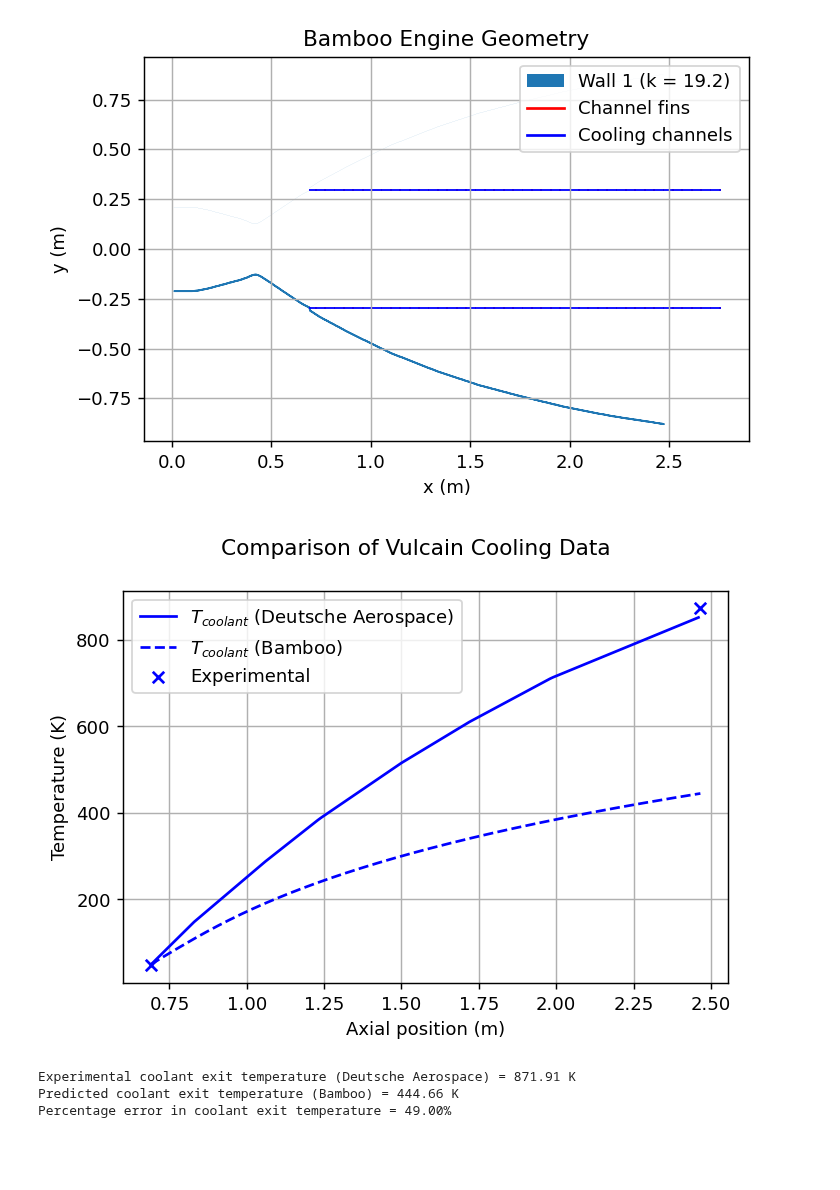
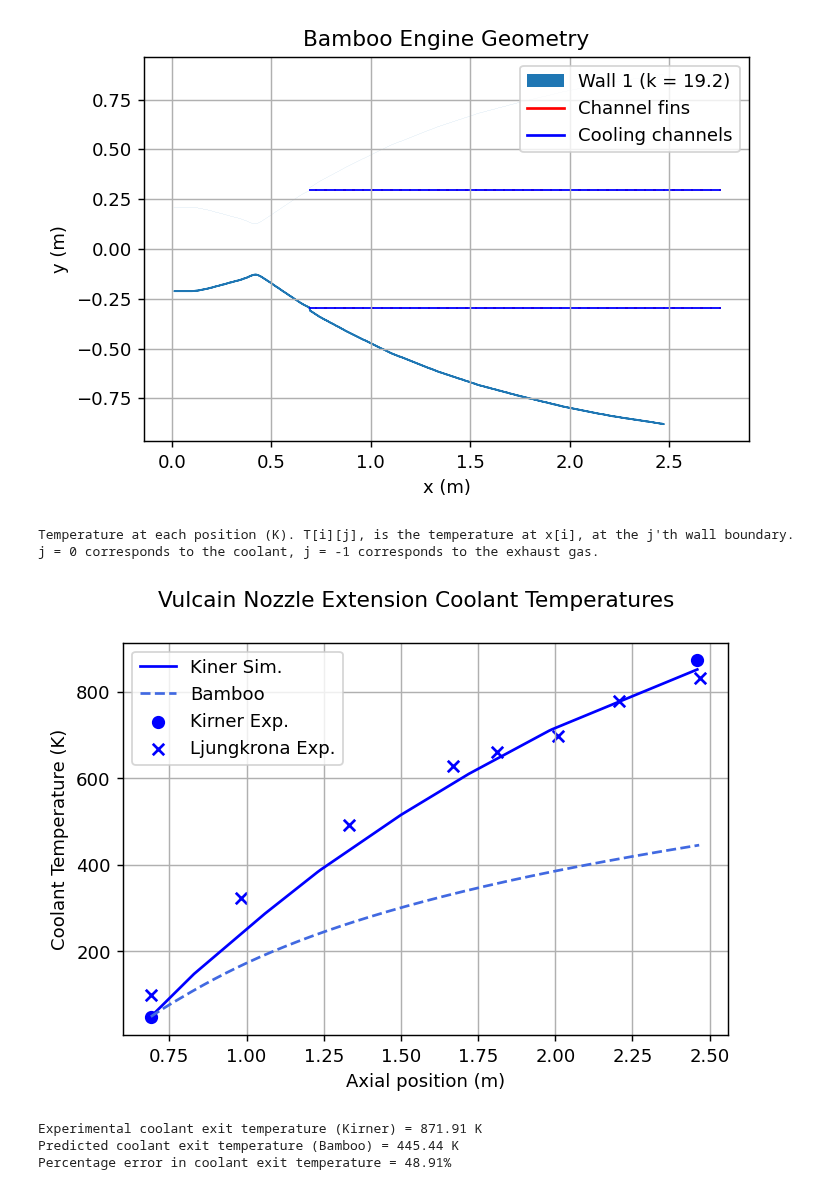
Before and after one commit to cuspaceflight/bamboo, a Jupyter notebook: validation/Vulcain Nozzle Extension.ipynb, the cells around one changed output. Saved outputs shown, nothing was run; the diff lists cells and outputs as text; code cells hidden in the pictures; blank space fills up the shorter version.

Commit message:
Added much more nozzle extension data

```diff
--- a/validation/Vulcain Nozzle Extension.ipynb
+++ b/validation/Vulcain Nozzle Extension.ipynb
@@ -109,7 +100,8 @@ First set up the perfect gas model, the geometry, and combustion chamber conditi
 # Set up the chamber conditions and geometry
 perfect_gas = bam.PerfectGas(gamma = gamma, cp = cp)
 chamber_conditions = bam.ChamberConditions(p0 = pc, T0 = Tc)
-geometry = bam.Geometry(xs = engine_contour["x"], ys = engine_contour["y"])
+geometry = bam.Geometry(xs = data["Kirner"]["Engine Contour"]["x"],
+                        ys = data["Kirner"]["Engine Contour"]["y"])
 
 # Set up an engine quickly just to get our perfect gas mass flow rate (used later)
 engine = bam.Engine(perfect_gas = perfect_gas,
@@ -175,7 +167,7 @@ coolant_transport = bam.TransportProperties(Pr = Pr_coolant,
 # %% [markdown]
 Put the final pieces together, set up the `Engine` object, and plot the geometry.
 # %%
-cooling_jacket = bam.CoolingJacket(T_coolant_in = coolant_temperature_data["y"][0],
+cooling_jacket = bam.CoolingJacket(T_coolant_in = data["Kirner"]["Extension Coolant Temperature (Sim)"]["y"][0],
                                    p0_coolant_in = coolant_inlet_p0,
                                    coolant_transport = coolant_transport,
                                    mdot_coolant = mdot_coolant,
@@ -184,7 +176,8 @@ cooling_jacket = bam.CoolingJacket(T_coolant_in = coolant_temperature_data["y"][
                                    number_of_fins = number_of_channels,
                                    blockage_ratio = blockage_ratio,
                                    pitch = pitch,
-                                   xs = [extension_geometry["x"][0], extension_geometry["x"][-1]])
+                                   xs = [data["Kirner"]["Extension Contour"]["x"][0],
+                                         data["Kirner"]["Extension Contour"]["x"][-1]])
 
 wall = bam.Wall(material = bam.Material(k = k_wall), thickness = wall_thickness)
 
@@ -196,6 +189,8 @@ engine = bam.Engine(perfect_gas = perfect_gas,
                     walls = wall,
                     exhaust_convection = "bartz-sigma")
 # %%
+# Run simulation
+bamboo_results = engine.steady_heating_analysis(counterflow = False)
 engine.plot()
 plt.title("Bamboo Engine Geometry")
 plt.show()
@@ -207,36 +199,52 @@ bamboo_data = engine.steady_heating_analysis(counterflow = False)
+# %%
+print(bamboo_results["info"]["T"])
+# %% [output]
+Temperature at each position (K). T[i][j], is the temperature at x[i], at the j'th wall boundary. j = 0 corresponds to the coolant, j = -1 corresponds to the exhaust gas.
 # %%
-# Compare results with data from paper
+# Plot coolant temperatures
 fig, ax = plt.subplots()
-fig.suptitle("Comparison of Vulcain Cooling Data")
+fig.suptitle("Vulcain Nozzle Extension Coolant Temperatures")
 
 # Plot coolant temperatures
-ax.plot(coolant_temperature_data["x"],
-         coolant_temperature_data["y"],
-         label = r"$T_{coolant}$ (Deutsche Aerospace)",
-         color= "blue")
+ax.plot(data["Kirner"]["Extension Coolant Temperature (Sim)"]["x"],
+        data["Kirner"]["Extension Coolant Temperature (Sim)"]["y"],
+        label = "Kiner Sim.",
+        color= "blue")
 
-ax.plot(bamboo_data["x"], bamboo_data["T_coolant"],
-         label= r"$T_{coolant}$ (Bamboo)",
-         color= "blue",
-         linestyle = "--")
+ax.plot(bamboo_results["x"],
+        bamboo_results["T_coolant"],
+        label= "Bamboo",
+        color= "royalblue",
+        linestyle = "--")
 
 # Plot their experimental datapoints
-ax.scatter(bamboo_data["x"][0], experimental_T_in, s = 40, marker = 'x', color = "blue")
-ax.scatter(bamboo_data["x"][-1], experimental_T_out, s = 40, marker = 'x', color = "blue", label = "Experimental")
+ax.scatter(data["Kirner"]["Extension Coolant Temperature (Exp)"]["x"],
+           data["Kirner"]["Extension Coolant Temperature (Exp)"]["y"],
+           s = 40,
+           marker = 'o',
+           color = "blue",
+           label = "Kirner Exp.")
+
+ax.scatter(data["Ljungkrona"]["Extension Coolant Temperature (Exp)"]["x"],
+           data["Ljungkrona"]["Extension Coolant Temperature (Exp)"]["y"],
+           s = 40,
+           marker = 'x',
+           color = "blue",
+           label = "Ljungkrona Exp.")
 
 # Formatting
-ax.set_ylabel("Temperature (K)")
+ax.set_ylabel("Coolant Temperature (K)")
 ax.set_xlabel("Axial position (m)")
 ax.grid()
 ax.legend()
 plt.show()
 
-print(f'Experimental coolant exit temperature (Deutsche Aerospace) = {experimental_T_out:.2f} K')
-print(f'Predicted coolant exit temperature (Bamboo) = {bamboo_data["T_coolant"][-1]:.2f} K')
-percent_error = 100*(bamboo_data["T_coolant"][-1] - experimental_T_out)/experimental_T_out
+print(f'Experimental coolant exit temperature (Kirner) = {data["Kirner"]["Extension Coolant Temperature (Exp)"]["y"][-1]:.2f} K')
+print(f'Predicted coolant exit temperature (Bamboo) = {bamboo_results["T_coolant"][-1]:.2f} K')
+percent_error = 100*(bamboo_results["T_coolant"][-1] - data["Kirner"]["Extension Coolant Temperature (Exp)"]["y"][-1])/data["Kirner"]["Extension Coolant Temperature (Exp)"]["y"][-1]
 print(f'Percentage error in coolant exit temperature = {abs(percent_error):.2f}%\n')
 # %% [output]
-[figure, old version]
+[figure, new version]
-Experimental coolant exit temperature (Deutsche Aerospace) = 871.91 K
-Predicted coolant exit temperature (Bamboo) = 444.66 K
-Percentage error in coolant exit temperature = 49.00%
+Experimental coolant exit temperature (Kirner) = 871.91 K
+Predicted coolant exit temperature (Bamboo) = 445.44 K
+Percentage error in coolant exit temperature = 48.91%
```
Also changed, not shown: parts of 12 cells of this notebook, 10 other files.
